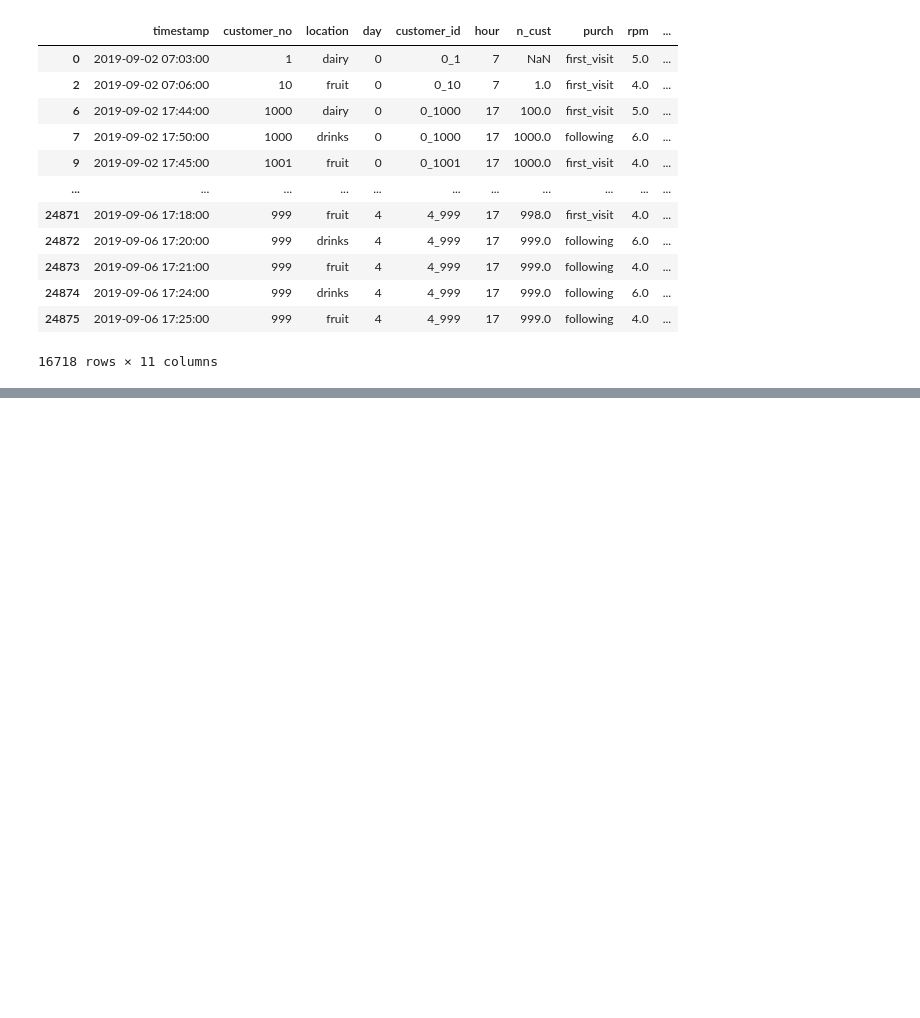
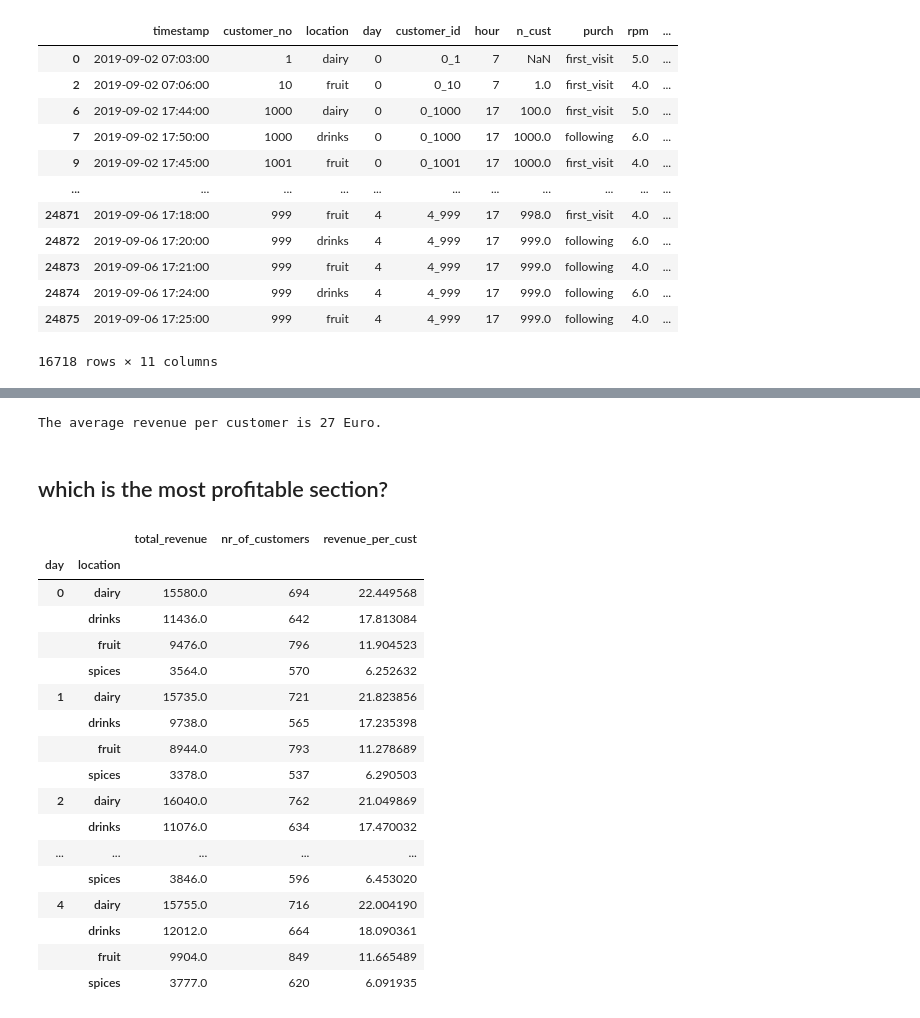
Before and after one commit to Amaranga/markov_ki, a Jupyter notebook: project8_data_exploration_au.ipynb, the cells around one changed output, grey strips where cells are left out. Saved outputs shown, nothing was run; the diff lists cells and outputs as text; code cells hidden in the pictures; blank space fills up the shorter version.

```diff
--- a/project8_data_exploration_au.ipynb
+++ b/project8_data_exploration_au.ipynb
@@ -314,0 +325,6 @@ cust_rev_clr['revenue_per_cust'] = cust_rev_clr.total_revenue/cust_rev_clr.nr_of
+# %%
+print("The average revenue per customer is {} Euro.".format(int(cust_rev_clr.revenue_per_cust.mean())))
+# %% [output]
+The average revenue per customer is 27 Euro.
+# %% [markdown]
+## which is the most profitable section?
@@ -314,0 +334,21 @@ cust_rev_clr['revenue_per_cust'] = cust_rev_clr.total_revenue/cust_rev_clr.nr_of
+# %%
+cust_rev_sec
+# %% [output]
+|  |  | total_revenue | nr_of_customers | revenue_per_cust |
+| day | location |  |  |  |
+| 0 | dairy | 15580.0 | 694 | 22.449568 |
+|  | drinks | 11436.0 | 642 | 17.813084 |
+|  | fruit | 9476.0 | 796 | 11.904523 |
+|  | spices | 3564.0 | 570 | 6.252632 |
+| 1 | dairy | 15735.0 | 721 | 21.823856 |
+|  | drinks | 9738.0 | 565 | 17.235398 |
+|  | fruit | 8944.0 | 793 | 11.278689 |
+|  | spices | 3378.0 | 537 | 6.290503 |
+| 2 | dairy | 16040.0 | 762 | 21.049869 |
+|  | drinks | 11076.0 | 634 | 17.470032 |
+| ... | ... | ... | ... | ... |
+|  | spices | 3846.0 | 596 | 6.453020 |
+| 4 | dairy | 15755.0 | 716 | 22.004190 |
+|  | drinks | 12012.0 | 664 | 18.090361 |
+|  | fruit | 9904.0 | 849 | 11.665489 |
+|  | spices | 3777.0 | 620 | 6.091935 |
```
Also changed, not shown: parts of 15 cells of this notebook.
